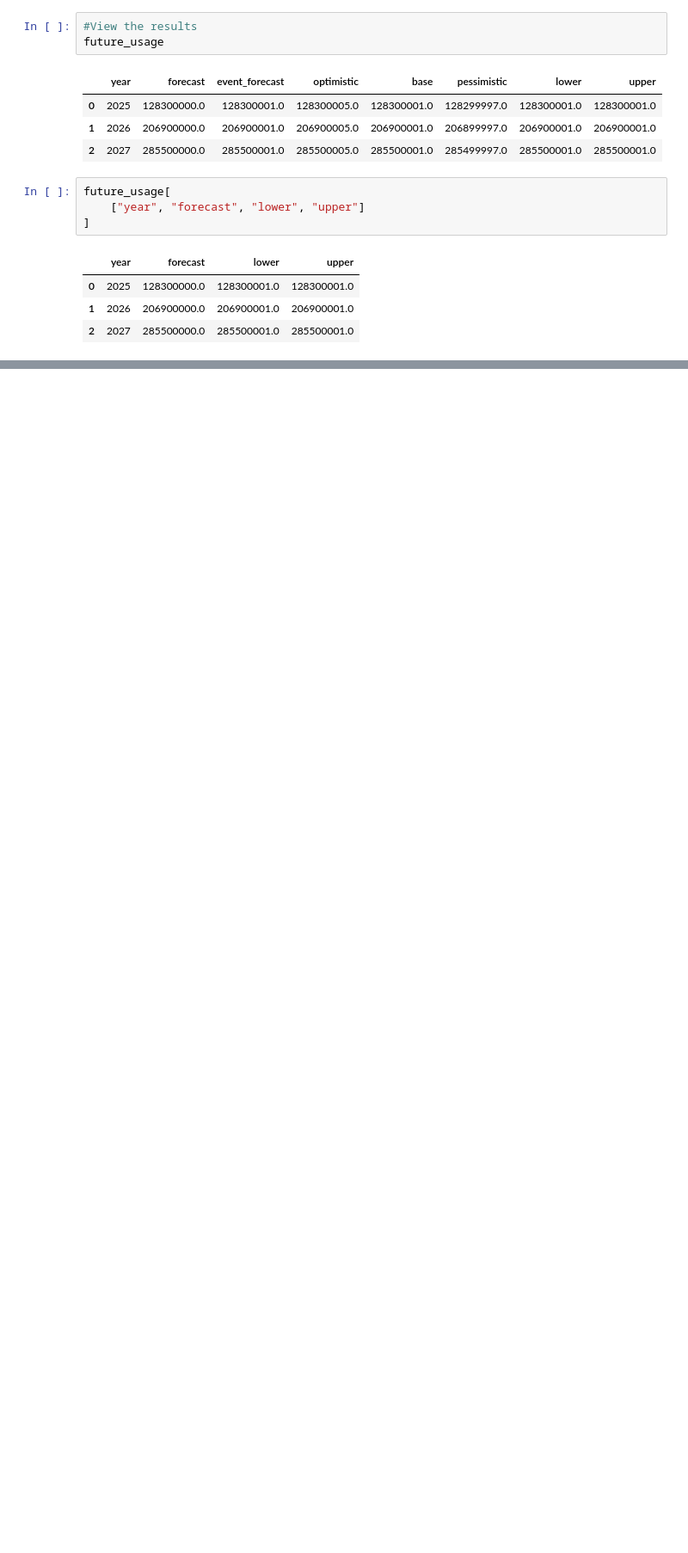
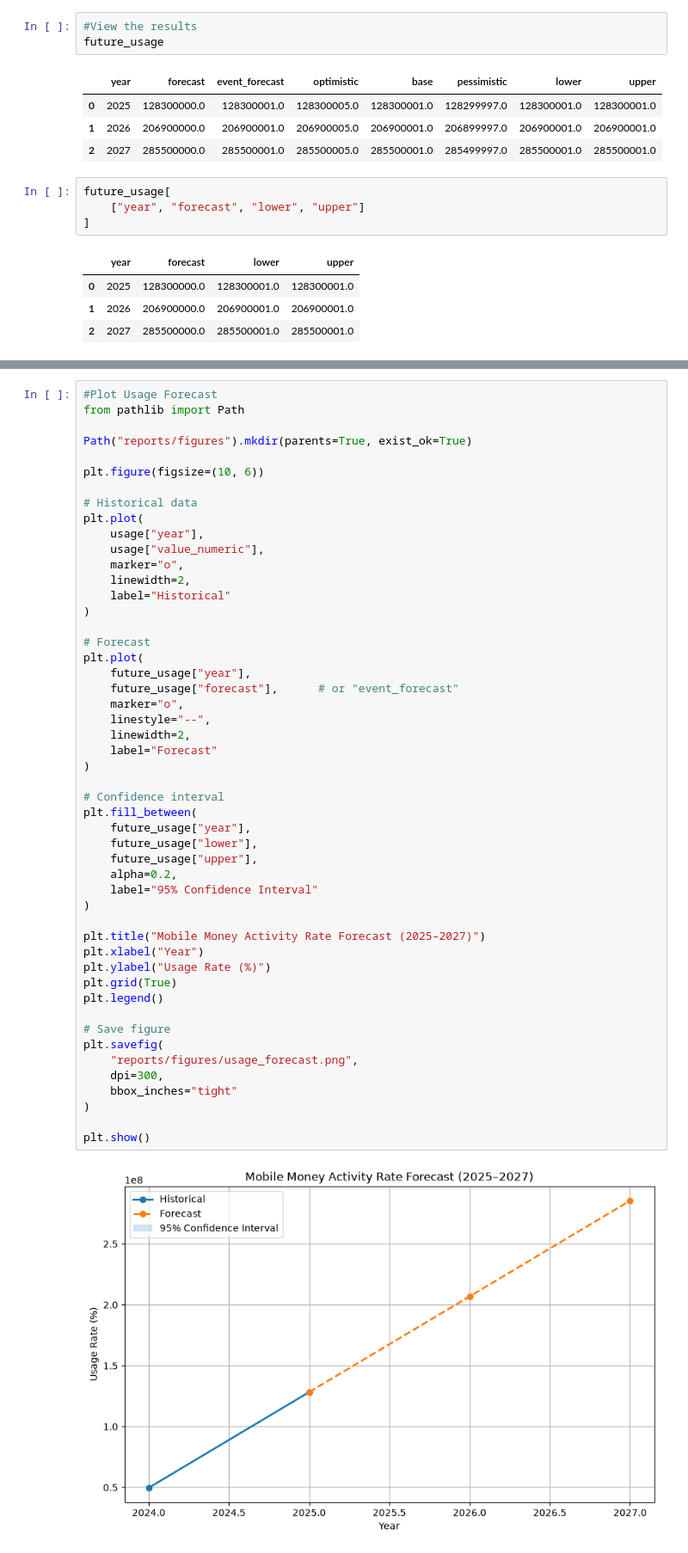
Before and after one commit to Lalisecf/ethiopia-fi-forecast-week11, a Jupyter notebook: notebooks/task4_forecasting.ipynb, the cells around one changed output, grey strips where cells are left out. Shown at 86% size. Drawn from its saved outputs; the diff is of its cells as text; blank space fills up the shorter version.

```diff
--- a/notebooks/task4_forecasting.ipynb
+++ b/notebooks/task4_forecasting.ipynb
@@ -500,0 +602,52 @@ future_usage[
+# %%
+#Plot Usage Forecast
+from pathlib import Path
+
+Path("reports/figures").mkdir(parents=True, exist_ok=True)
+
+plt.figure(figsize=(10, 6))
+
+# Historical data
+plt.plot(
+    usage["year"],
+    usage["value_numeric"],
+    marker="o",
+    linewidth=2,
+    label="Historical"
+)
+
+# Forecast
+plt.plot(
+    future_usage["year"],
+    future_usage["forecast"],      # or "event_forecast"
+    marker="o",
+    linestyle="--",
+    linewidth=2,
+    label="Forecast"
+)
+
+# Confidence interval
+plt.fill_between(
+    future_usage["year"],
+    future_usage["lower"],
+    future_usage["upper"],
+    alpha=0.2,
+    label="95% Confidence Interval"
+)
+
+plt.title("Mobile Money Activity Rate Forecast (2025–2027)")
+plt.xlabel("Year")
+plt.ylabel("Usage Rate (%)")
+plt.grid(True)
+plt.legend()
+
+# Save figure
+plt.savefig(
+    "reports/figures/usage_forecast.png",
+    dpi=300,
+    bbox_inches="tight"
+)
+
+plt.show()
+# %% [output]
+[figure, added]
```
Also changed, not shown: parts of 3 cells of this notebook.
